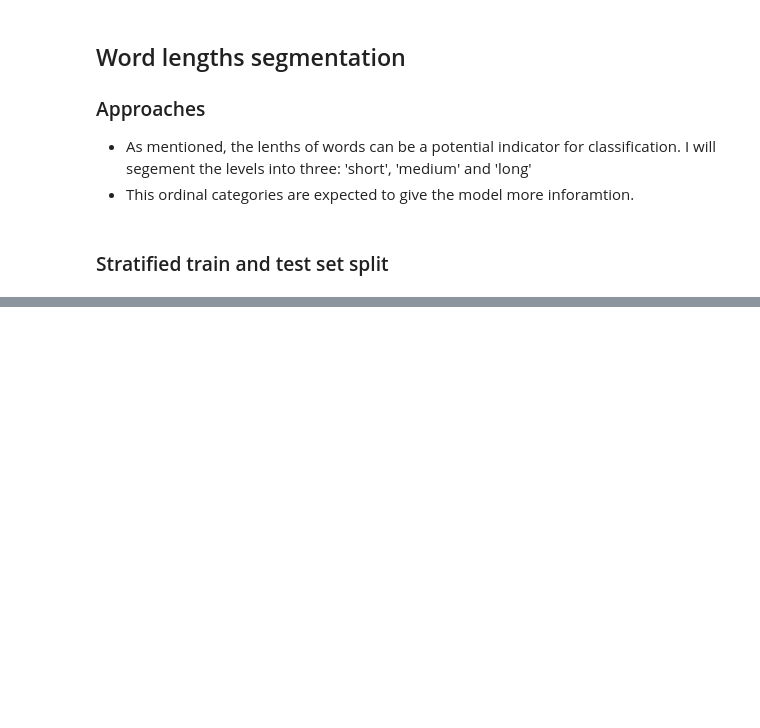
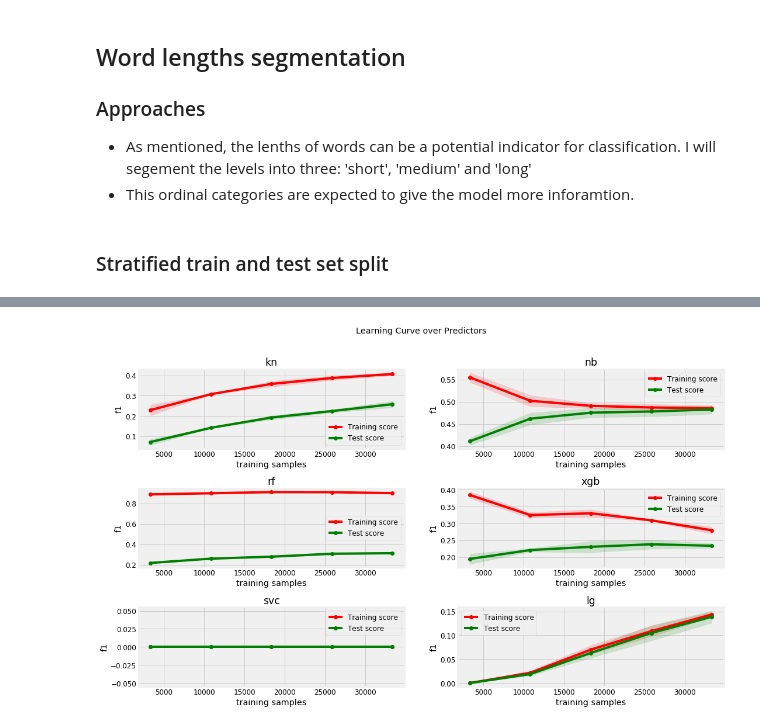
Before and after one commit to Kearlay/NLP-project, a Jupyter notebook: Quora_insincere.ipynb, the cells around one changed output, grey strips where cells are left out. Drawn from its saved outputs; the diff is of its cells as text; code cells hidden in the pictures; blank space fills up the shorter version.

```diff
--- a/Quora_insincere.ipynb
+++ b/Quora_insincere.ipynb
@@ -344,7 +345,7 @@ def features_lsa(features,n_components=100):
     new_features = lsa.fit_transform(features)
     return new_features, lsa
 # %%
-vectors, tf_idf_vectorizer = tf_idf(df['question_text'].values, ngram_range=(1,1), max_df=0.99, min_df=3, norm='l2')
+vectors, tf_idf_vectorizer = tf_idf(df['question_text'].values, ngram_range=(1,2), max_df=0.99, min_df=3, norm='l2')
 #vectors, counter_vectorizer = counter(df['question_text'].values, ngram_range=(1,1), max_df=1.0, min_df=1)b
 # %%
 labels = df['target'].values.reshape(-1, 1)
@@ -452,8 +376,0 @@ def custom_cross_validate(text_matrix, labels, classifier="SVM", n_splits=10):
-# %%
-kfold = StratifiedKFold(n_splits=3)
-
-acc_cross = {}
-for i, pred in enumerate(short_predictors):
-    acc_temp = cross_val_score(pred, short_X_train, np.array(short_y_train).ravel(), scoring='f1_micro',
-                               cv=kfold, n_jobs=-1)
-    acc_cross['{}'.format(names[i])] = acc_temp.mean()
@@ -659,0 +428,9 @@ RandomizedSearchCV(cv=StratifiedKFold(n_splits=3, random_state=None, shuffle=Fal
+# %%
+chi2_vec, chi2_model = features_chi2(vectors, labels, 200)
+chi2_vec_cat = hstack([chi2_vec, word_len_category])
+# %%
+from scipy.sparse import csr_matrix
+
+rand_ind = np.random.permutation(ig_vec_cat.shape[0])
+num_obs = ig_vec_cat.shape[0]
+short_X, short_y = csr_matrix(chi2_vec_cat)[rand_ind[:50000]].toarray(), labels[rand_ind[:50000]]
@@ -659,0 +458,71 @@ RandomizedSearchCV(cv=StratifiedKFold(n_splits=3, random_state=None, shuffle=Fal
+# %%
+import warnings
+import sklearn.exceptions
+warnings.filterwarnings("ignore", category=sklearn.exceptions.UndefinedMetricWarning)
+
+# Learning Curve
+def plot_learning_curve(predictor, X, y, name_param, name_pred, scoring='accuracy', cv=3):
+    train_sizes, train_scores, test_scores = learning_curve(predictor, X, y, scoring=scoring, cv=cv)
+    call_plot(train_sizes, train_scores, test_scores, name_pred, name_param, scoring)
+
+
+def plot_multiple_learning_curve(preds, X, y, title='', figsize=(13, 5), names=[], scoring='accuracy', cv=3):
+    '''
+    Calling learning curve plots for multiple predictors.
+    Learning curves are good indicators of overfitting or underfitting.
+
+    '''
+    n_pred = len(preds)
+
+    train_scores = {}
+    test_scores = {}
+
+    for i, pred in enumerate(preds):
+        train_sizes, train_scores[names[i]], test_scores[names[i]] = learning_curve(pred, X, y,
+                                                                                    scoring=scoring, cv=cv)
+
+
+    plt.rcParams['font.size'] = 12
+
+    n_col = 2
+    n_row = int(np.ceil(n_pred/2))
+    does_last_exist = bool(n_pred%2)
+
+    fig, axs = plt.subplots(n_row, n_col, figsize=figsize, sharex=False, sharey=False)
+    if does_last_exist:
+        fig.delaxes(axs[n_row-1, 1])
+
+    axs = axs.ravel()
+    axs = axs[:-1] if does_last_exist else axs
+
+    fig.suptitle(title)
+    plt.subplots_adjust(hspace=0.5)
+
+    for i, ax in enumerate(axs):
+        mean_train_scores = np.mean(train_scores[names[i]], axis=1)
+        mean_test_scores = np.mean(test_scores[names[i]], axis=1)
+        std_train_scores = np.std(train_scores[names[i]], axis=1)
+        std_test_scores = np.std(test_scores[names[i]], axis=1)
+
+        ax.plot(train_sizes, mean_train_scores, 'o-', color='r',
+                  label='Training score')
+        ax.plot(train_sizes, mean_test_scores, 'o-', color='g',
+                  label='Test score')
+        ax.fill_between(train_sizes, mean_train_scores - std_train_scores,
+                          mean_train_scores + std_train_scores, alpha=0.15, color='r')
+        ax.fill_between(train_sizes, mean_test_scores - std_test_scores,
+                          mean_test_scores + std_test_scores, alpha=0.15, color='g')
+        ax.legend(loc='best')
+        ax.set_xlabel('training samples')
+        ax.set_ylabel(scoring)
+        ax.set_title(names[i])
+
+
+predictors = [KNeighborsClassifier(), GaussianNB(), RandomForestClassifier(),
+              XGBClassifier(), SVC(decision_function_shape='ovo'), LogisticRegression()]
+pred_names = ['kn', 'nb', 'rf', 'xgb', 'svc', 'lg']
+
+plot_multiple_learning_curve(predictors, short_X, short_y, figsize=(16, 10),
+                              title='Learning Curve over Predictors', names=pred_names, scoring='f1', cv=3)
+# %% [output]
+[figure, added]
```
Also changed, not shown: parts of 44 cells of this notebook.
